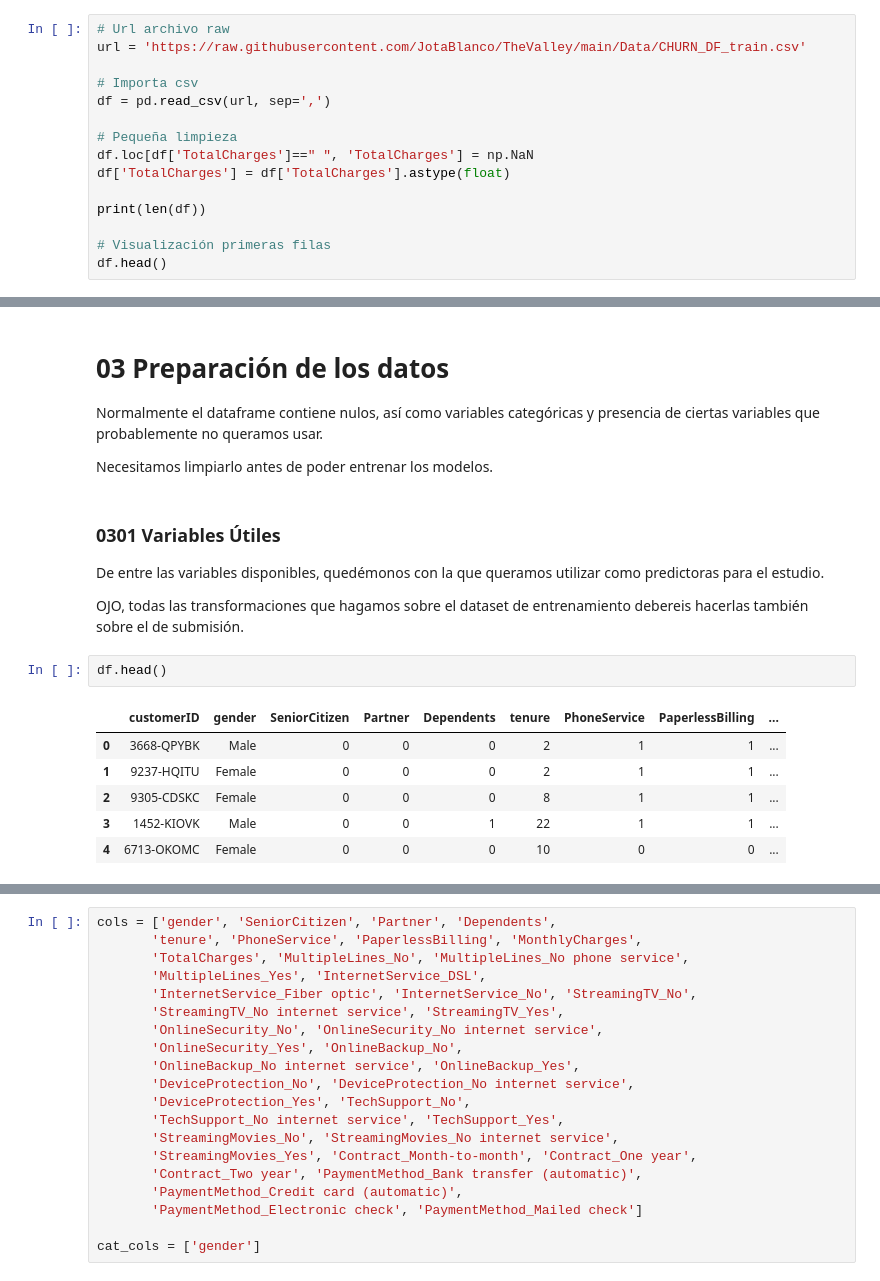
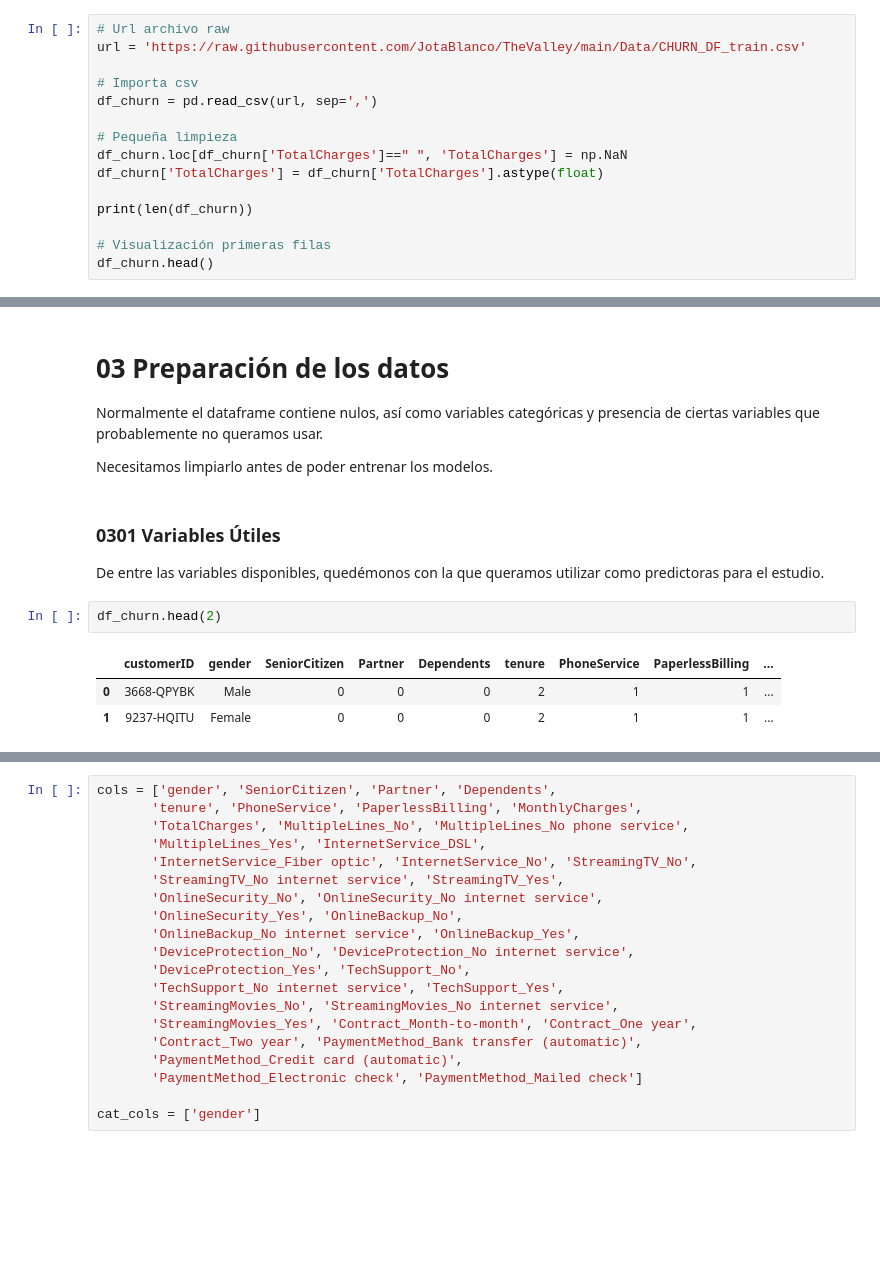
Before and after one commit to JotaBlanco/TheValley, a Jupyter notebook: Advanced_ML_AI/Clase_03_Intro_Redes_Neuronales/03A_Introducción_Redes_Neuronales.ipynb, the cells around one changed output, grey strips where cells are left out. Saved outputs shown, nothing was run; the diff lists cells and outputs as text; blank space fills up the shorter version.

```diff
--- a/Advanced_ML_AI/Clase_03_Intro_Redes_Neuronales/03A_Introducción_Redes_Neuronales.ipynb
+++ b/Advanced_ML_AI/Clase_03_Intro_Redes_Neuronales/03A_Introducción_Redes_Neuronales.ipynb
@@ -36,16 +36,16 @@ Importa los datos en un dataframe llamado **dataframe df**.
 url = 'https://raw.githubusercontent.com/JotaBlanco/TheValley/main/Data/CHURN_DF_train.csv'
 
 # Importa csv
-df = pd.read_csv(url, sep=',')
+df_churn = pd.read_csv(url, sep=',')
 
 # Pequeña limpieza
-df.loc[df['TotalCharges']==" ", 'TotalCharges'] = np.NaN
-df['TotalCharges'] = df['TotalCharges'].astype(float)
+df_churn.loc[df_churn['TotalCharges']==" ", 'TotalCharges'] = np.NaN
+df_churn['TotalCharges'] = df_churn['TotalCharges'].astype(float)
 
-print(len(df))
+print(len(df_churn))
 
 # Visualización primeras filas
-df.head()
+df_churn.head()
 # %% [output]
 5043
 |  | customerID | gender | SeniorCitizen | Partner | Dependents | tenure | PhoneService | PaperlessBilling | ... |
@@ -99,15 +99,10 @@ Necesitamos limpiarlo antes de poder entrenar los modelos.
 # %% [markdown]
 ### 0301 Variables Útiles
 De entre las variables disponibles, quedémonos con la que queramos utilizar como predictoras para el estudio.
-
-OJO, todas las transformaciones que hagamos sobre el dataset de entrenamiento debereis hacerlas también sobre el de submisión.
-# %%
-df.head()
-# %% [output]
-|  | customerID | gender | SeniorCitizen | Partner | Dependents | tenure | PhoneService | PaperlessBilling | ... |
-| 0 | 3668-QPYBK | Male | 0 | 0 | 0 | 2 | 1 | 1 | ... |
-| 1 | 9237-HQITU | Female | 0 | 0 | 0 | 2 | 1 | 1 | ... |
-| 2 | 9305-CDSKC | Female | 0 | 0 | 0 | 8 | 1 | 1 | ... |
-| 3 | 1452-KIOVK | Male | 0 | 0 | 1 | 22 | 1 | 1 | ... |
-| 4 | 6713-OKOMC | Female | 0 | 0 | 0 | 10 | 0 | 0 | ... |
+# %%
+df_churn.head(2)
+# %% [output]
+|  | customerID | gender | SeniorCitizen | Partner | Dependents | tenure | PhoneService | PaperlessBilling | ... |
+| 0 | 3668-QPYBK | Male | 0 | 0 | 0 | 2 | 1 | 1 | ... |
+| 1 | 9237-HQITU | Female | 0 | 0 | 0 | 2 | 1 | 1 | ... |
 # %%
```
Also changed, not shown: parts of 50 cells of this notebook.
